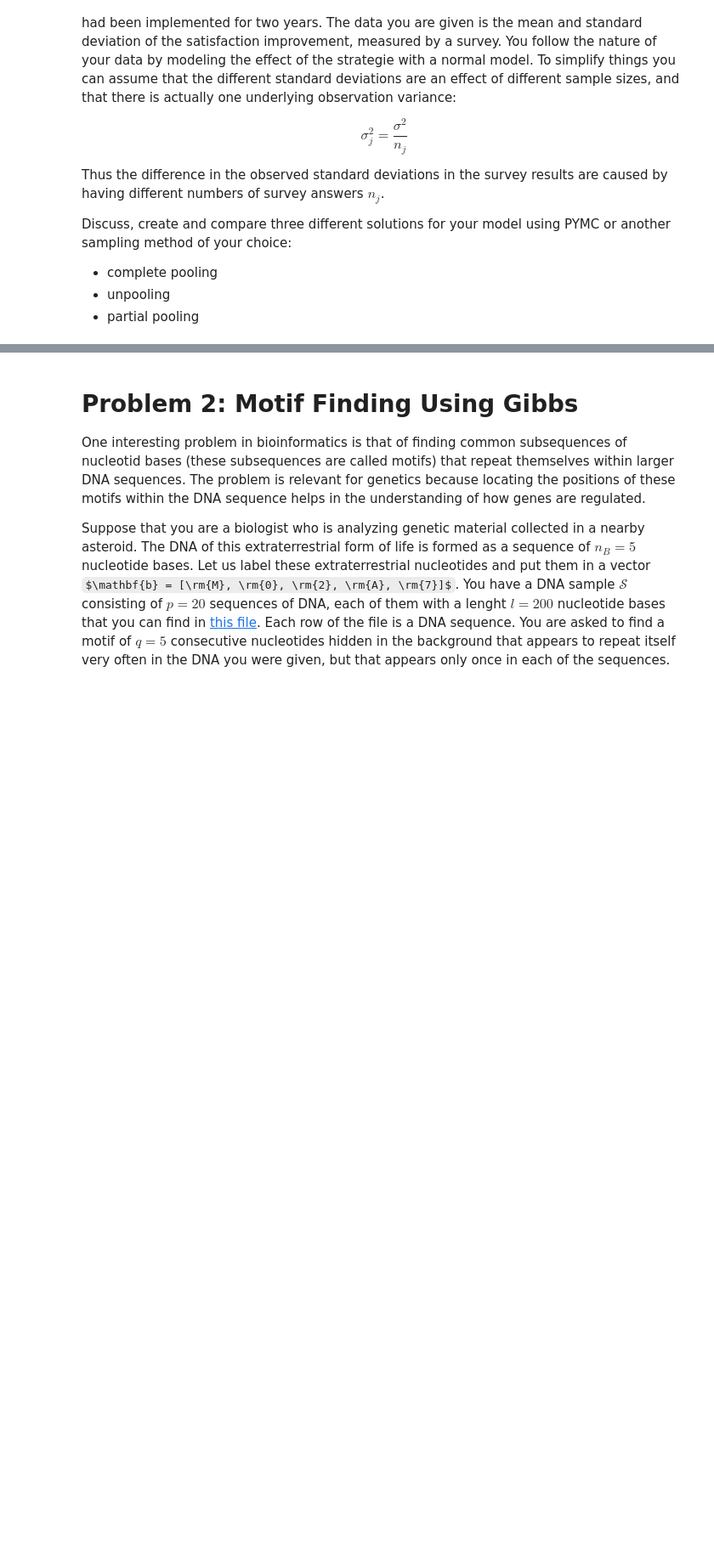
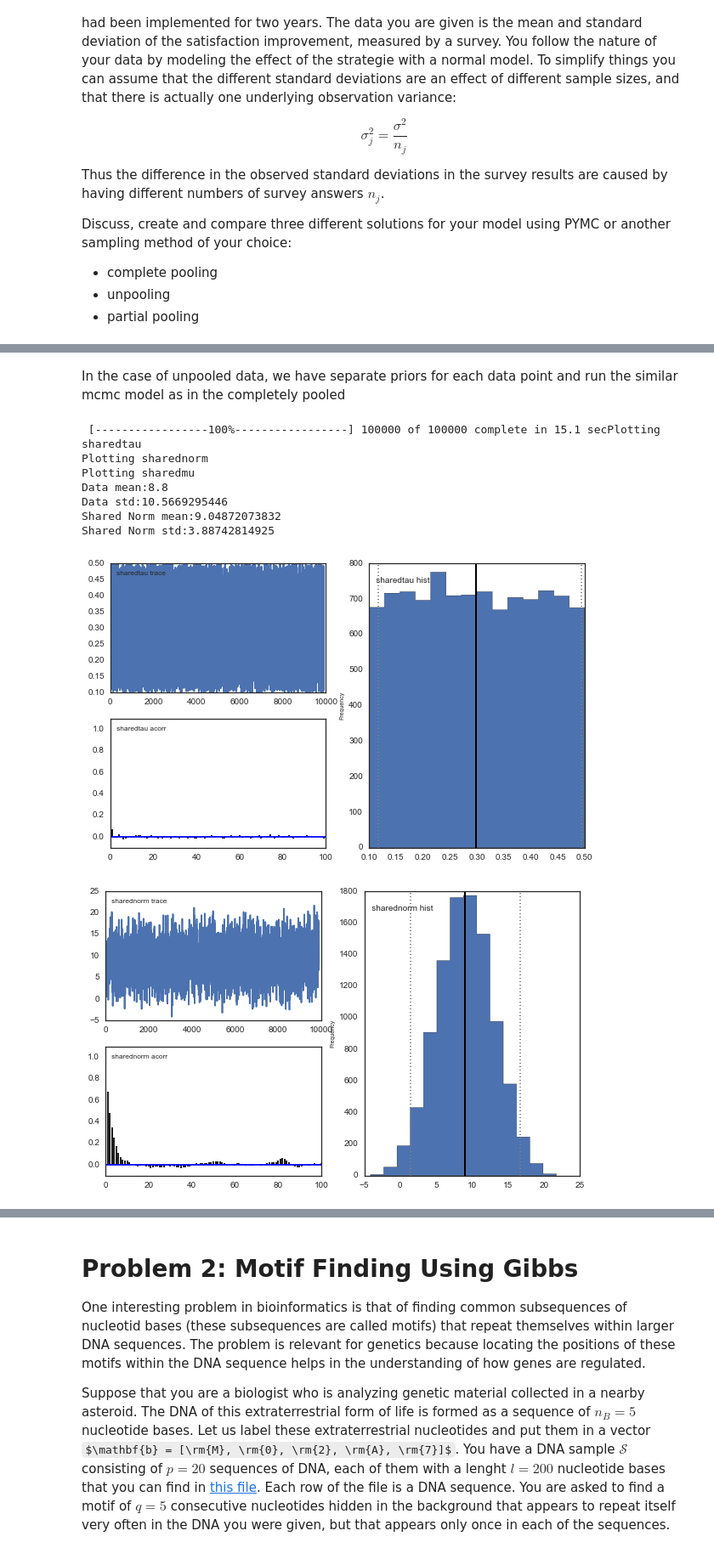
Before and after one commit to chuckyouliu/AM207, a Jupyter notebook: Homework/AM207_Charles_Liu_HW3.ipynb, the cells around one changed output, grey strips where cells are left out. Shown at 85% size. Saved outputs shown, nothing was run; the diff lists cells and outputs as text; code cells hidden in the pictures; some formulas as TeX source; blank space fills up the shorter version.

```diff
--- a/Homework/AM207_Charles_Liu_HW3.ipynb
+++ b/Homework/AM207_Charles_Liu_HW3.ipynb
@@ -85,0 +129,28 @@ We essentially get a normal distribution around the average of the data_means wh
+# %% [markdown]
+In the case of unpooled data, we have separate priors for each data point and run the similar mcmc model as in the completely pooled
+# %%
+#partial pooling
+sharedmu = pm.Uniform("sharedmu", -3., 20.)
+sharedtau = pm.Uniform("sharedtau", 0.1, 0.5)
+sharednorm = pm.Normal("sharednorm", mu=sharedmu, tau=sharedtau)
+model_list = [sharedmu, sharedtau, sharednorm]
+for i in range(len(data_means)):
+    model_list += [pm.Normal("improvements"+str(i), mu=sharednorm, tau = 1/data_std[i]**2, value = data_means[i], observed=True)]
+imp_model = pm.Model(model_list)
+mc = pm.MCMC(imp_model)
+mc.sample(iter=100000, burn=1000, thin=10)
+pm.Matplot.plot(mc)
+print("Data mean:" + str(np.mean(data_means)))
+print("Data std:" + str(np.std(data_means)))
+print("Shared Norm mean:" + str(np.mean(sharednorm.trace())))
+print("Shared Norm std:" + str(np.std(sharednorm.trace())))
+# %% [output]
+ [-----------------100%-----------------] 100000 of 100000 complete in 15.1 secPlotting sharedtau
+Plotting sharednorm
+Plotting sharedmu
+Data mean:8.8
+Data std:10.5669295446
+Shared Norm mean:9.04872073832
+Shared Norm std:3.88742814925
+[figure, added]
+[figure, added]
```
Also changed, not shown: parts of 7 cells of this notebook.
